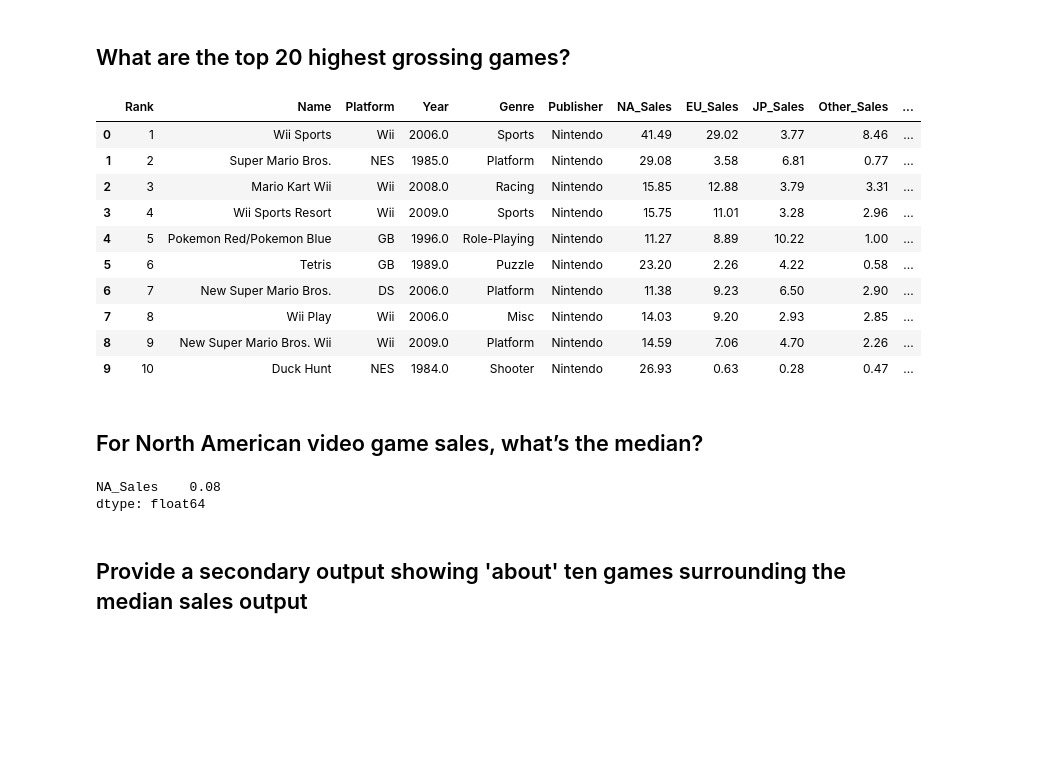
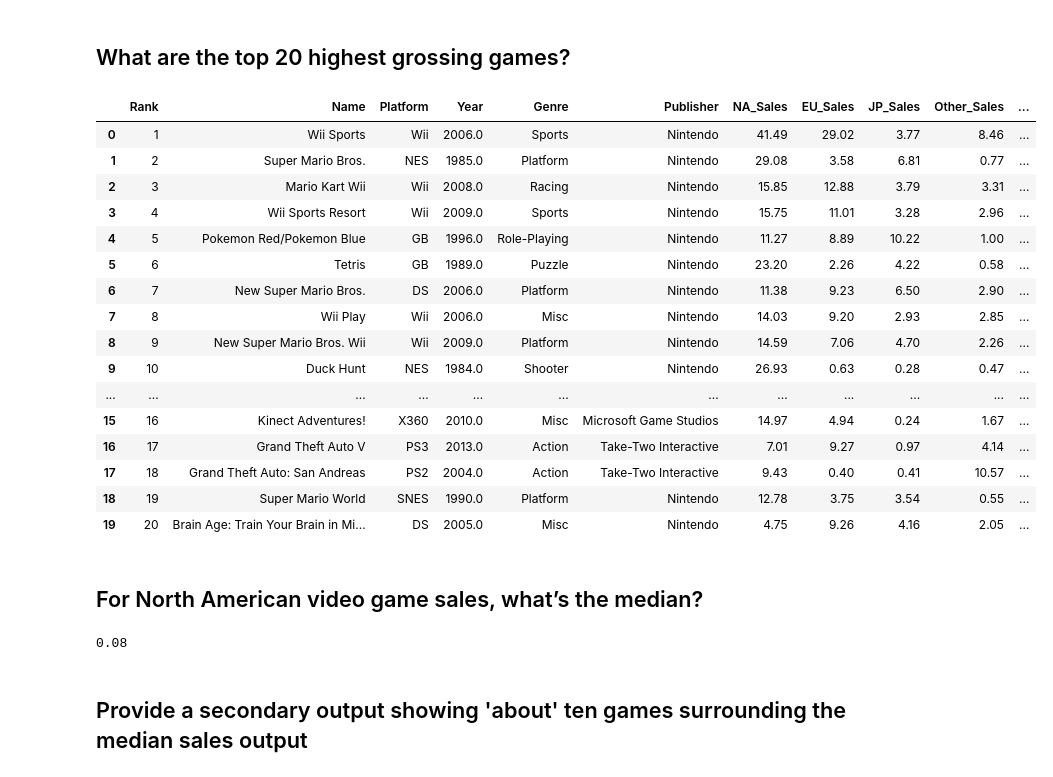
Before and after one commit to tyler-fishbone/data-science, a Jupyter notebook: vg-stats.ipynb, the cells around one changed output. Cells and saved outputs as stored; diff of their text form; code cells hidden in the pictures; blank space fills up the shorter version.

```diff
--- a/vg-stats.ipynb
+++ b/vg-stats.ipynb
@@ -62,27 +128,33 @@ genre.head()
 ## What are the top 20 highest grossing games?
 # %%
 gs = df.sort_values(['Global_Sales'], ascending=False)
-gs.head(10)
+gs.head(20)
 # %% [output]
 |  | Rank | Name | Platform | Year | Genre | Publisher | NA_Sales | EU_Sales | JP_Sales | Other_Sales | ... |
 | 0 | 1 | Wii Sports | Wii | 2006.0 | Sports | Nintendo | 41.49 | 29.02 | 3.77 | 8.46 | ... |
 | 1 | 2 | Super Mario Bros. | NES | 1985.0 | Platform | Nintendo | 29.08 | 3.58 | 6.81 | 0.77 | ... |
 | 2 | 3 | Mario Kart Wii | Wii | 2008.0 | Racing | Nintendo | 15.85 | 12.88 | 3.79 | 3.31 | ... |
 | 3 | 4 | Wii Sports Resort | Wii | 2009.0 | Sports | Nintendo | 15.75 | 11.01 | 3.28 | 2.96 | ... |
 | 4 | 5 | Pokemon Red/Pokemon Blue | GB | 1996.0 | Role-Playing | Nintendo | 11.27 | 8.89 | 10.22 | 1.00 | ... |
 | 5 | 6 | Tetris | GB | 1989.0 | Puzzle | Nintendo | 23.20 | 2.26 | 4.22 | 0.58 | ... |
 | 6 | 7 | New Super Mario Bros. | DS | 2006.0 | Platform | Nintendo | 11.38 | 9.23 | 6.50 | 2.90 | ... |
 | 7 | 8 | Wii Play | Wii | 2006.0 | Misc | Nintendo | 14.03 | 9.20 | 2.93 | 2.85 | ... |
 | 8 | 9 | New Super Mario Bros. Wii | Wii | 2009.0 | Platform | Nintendo | 14.59 | 7.06 | 4.70 | 2.26 | ... |
 | 9 | 10 | Duck Hunt | NES | 1984.0 | Shooter | Nintendo | 26.93 | 0.63 | 0.28 | 0.47 | ... |
+| ... | ... | ... | ... | ... | ... | ... | ... | ... | ... | ... | ... |
+| 15 | 16 | Kinect Adventures! | X360 | 2010.0 | Misc | Microsoft Game Studios | 14.97 | 4.94 | 0.24 | 1.67 | ... |
+| 16 | 17 | Grand Theft Auto V | PS3 | 2013.0 | Action | Take-Two Interactive | 7.01 | 9.27 | 0.97 | 4.14 | ... |
+| 17 | 18 | Grand Theft Auto: San Andreas | PS2 | 2004.0 | Action | Take-Two Interactive | 9.43 | 0.40 | 0.41 | 10.57 | ... |
+| 18 | 19 | Super Mario World | SNES | 1990.0 | Platform | Nintendo | 12.78 | 3.75 | 3.54 | 0.55 | ... |
+| 19 | 20 | Brain Age: Train Your Brain in Mi... | DS | 2005.0 | Misc | Nintendo | 4.75 | 9.26 | 4.16 | 2.05 | ... |
 # %% [markdown]
 ## For North American video game sales, what’s the median?
 # %%
-med = pd.DataFrame(df['NA_Sales']).median()
-med
+df.NA_Sales.median()
+# med = pd.DataFrame(df['NA_Sales']).median()
+# med
 # %% [output]
-NA_Sales    0.08
-dtype: float64
+0.08
 # %% [markdown]
 ## Provide a secondary output showing 'about' ten games surrounding the median sales output
 # %%
```
Also changed, not shown: parts of 11 cells of this notebook.
